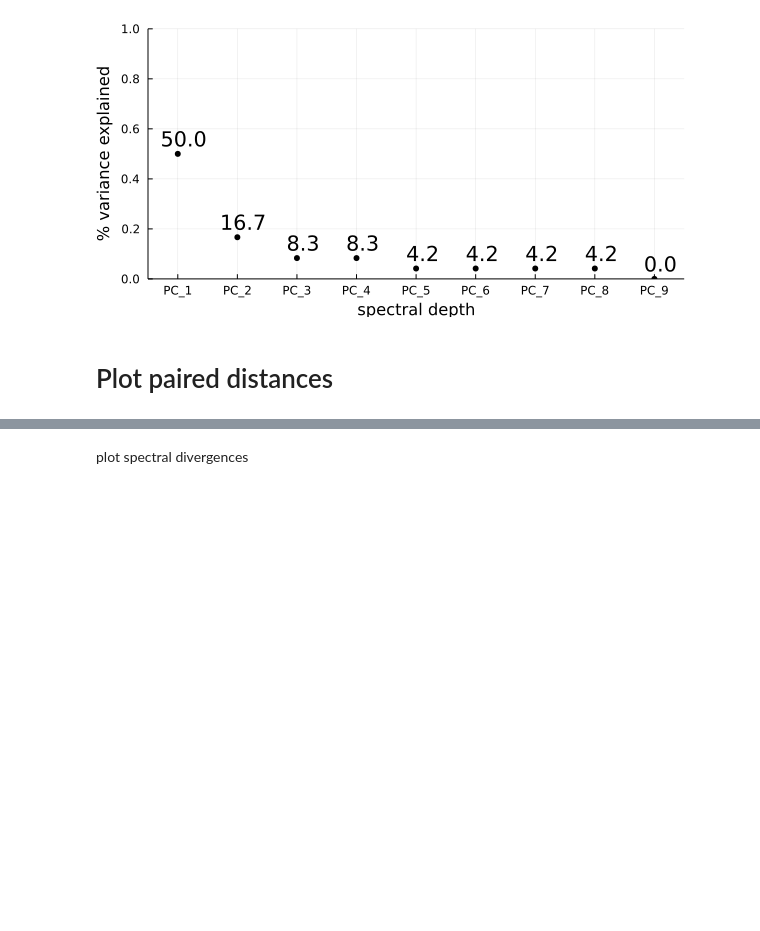
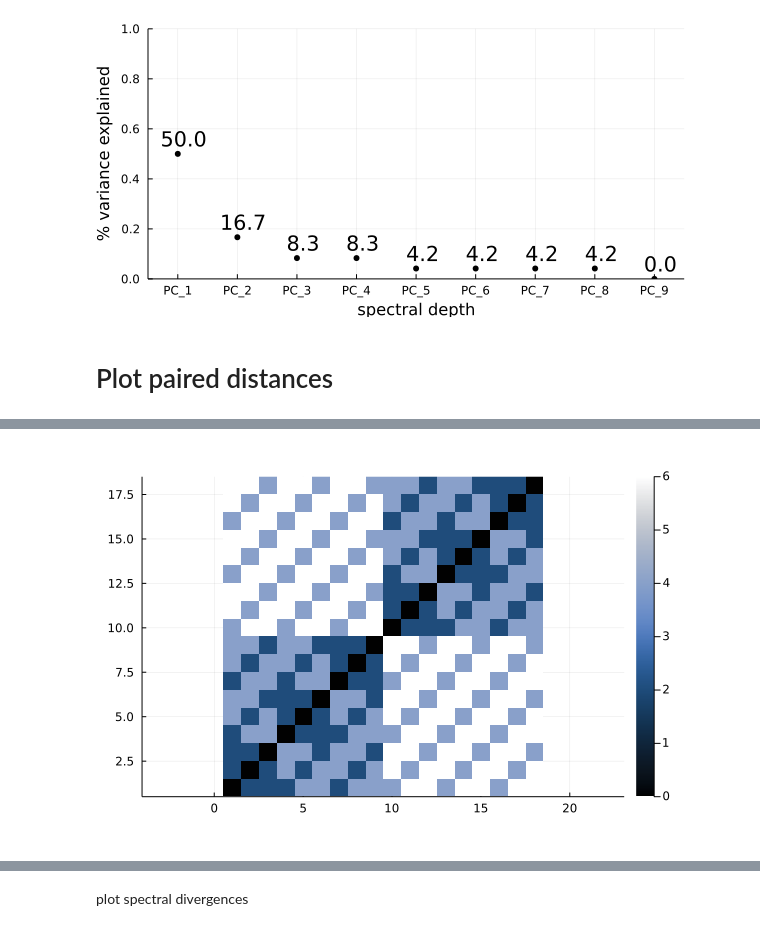
Before and after one commit to aramanlab/Doran_etal_2022, a Jupyter notebook: notebooks/reports/supp02_18x9_homoplasy.ipynb, the cells around one changed output, grey strips where cells are left out. Cells and saved outputs as stored; diff of their text form; code cells hidden in the pictures; blank space fills up the shorter version.

```diff
--- a/notebooks/reports/supp02_18x9_homoplasy.ipynb
+++ b/notebooks/reports/supp02_18x9_homoplasy.ipynb
@@ -80,0 +89,6 @@ savefig(joinpath(pdir, "basiceuclideandistance.svg"))
+# %%
+# basic Euclidean distance
+Dij_euclidean = Distances.pairwise(Hamming(), M')
+heatmap(Dij_euclidean, c=:oslo, ratio=1)
+# %% [output]
+[figure, added]
```
Also changed, not shown: parts of 21 cells of this notebook, 2 other files.
